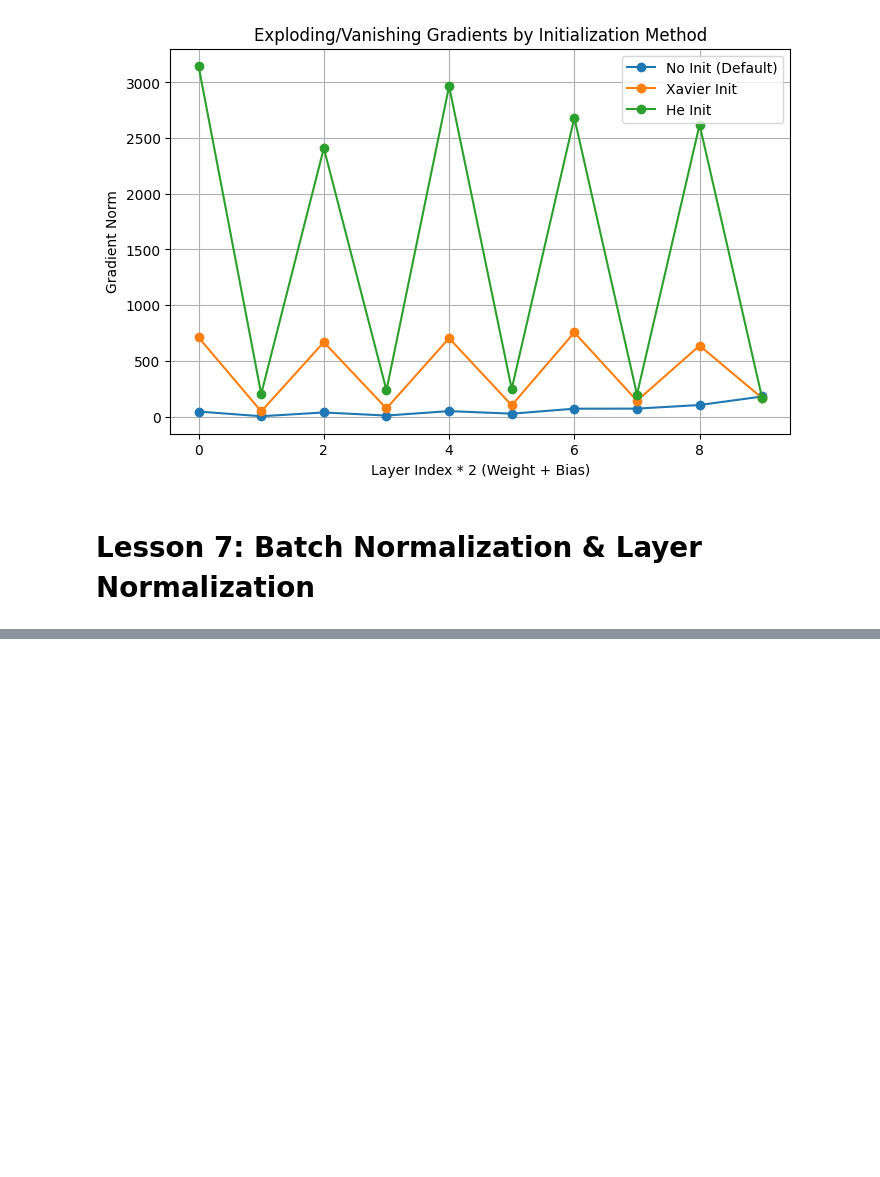
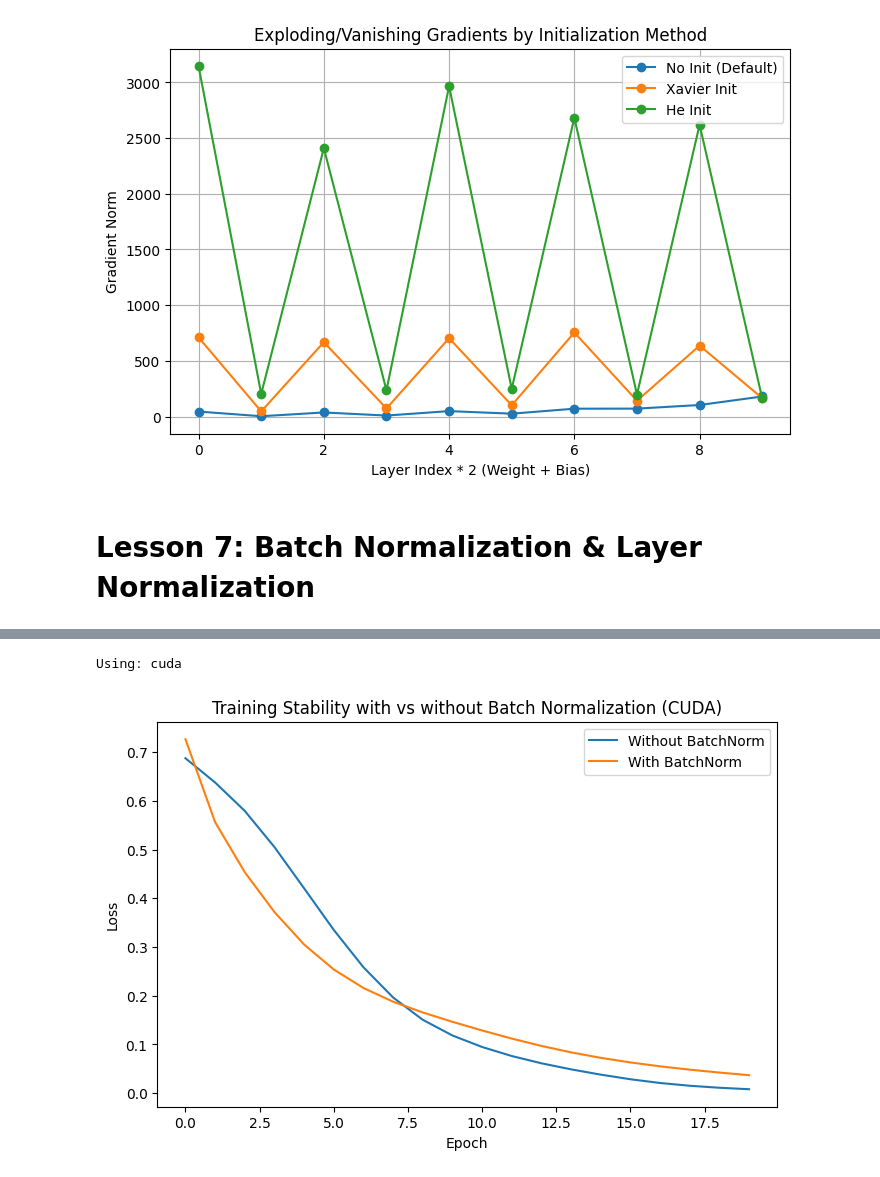
Before and after one commit to Momegaii/pytorch_O_core, a Jupyter notebook: pytorch_O_core.ipynb, the cells around one changed output, grey strips where cells are left out. Drawn from its saved outputs; the diff is of its cells as text; code cells hidden in the pictures; blank space fills up the shorter version.

```diff
--- a/pytorch_O_core.ipynb
+++ b/pytorch_O_core.ipynb
@@ -662,0 +742,59 @@ plt.show()
+# %%
+import torch
+import torch.nn as nn
+import torch.optim as optim
+import matplotlib.pyplot as plt
+
+# Use GPU if available
+device = torch.device("cuda" if torch.cuda.is_available() else "cpu")
+print(f"Using: {device}")
+
+# Synthetic dataset
+X = torch.randn(1000, 20).to(device)
+y = (torch.sum(X, dim=1) > 0).float().to(device)
+
+# Simple model builder
+def build_model(use_bn=False):
+    layers = []
+    layers.append(nn.Linear(20, 64))
+    if use_bn: layers.append(nn.BatchNorm1d(64))
+    layers.append(nn.ReLU())
+    layers.append(nn.Linear(64, 64))
+    if use_bn: layers.append(nn.BatchNorm1d(64))
+    layers.append(nn.ReLU())
+    layers.append(nn.Linear(64, 1))
+    return nn.Sequential(*layers).to(device)
+
+# Training loop
+def train(model, epochs=20, lr=0.01):
+    criterion = nn.BCEWithLogitsLoss()
+    optimizer = optim.Adam(model.parameters(), lr=lr)
+    losses = []
+    for _ in range(epochs):
+        optimizer.zero_grad()
+        output = model(X).squeeze()
+        loss = criterion(output, y)
+        loss.backward()
+        optimizer.step()
+        losses.append(loss.item())
+    return losses
+
+# Compare models
+model_no_bn = build_model(use_bn=False)
+model_bn = build_model(use_bn=True)
+
+loss_no_bn = train(model_no_bn)
+loss_bn = train(model_bn)
+
+# Plot
+plt.figure(figsize=(8, 5))
+plt.plot(loss_no_bn, label="Without BatchNorm")
+plt.plot(loss_bn, label="With BatchNorm")
+plt.xlabel("Epoch")
+plt.ylabel("Loss")
+plt.title("Training Stability with vs without Batch Normalization (CUDA)")
+plt.legend()
+plt.show()
+# %% [output]
+Using: cuda
+[figure, added]
```
Also changed, not shown: parts of 12 cells of this notebook.
